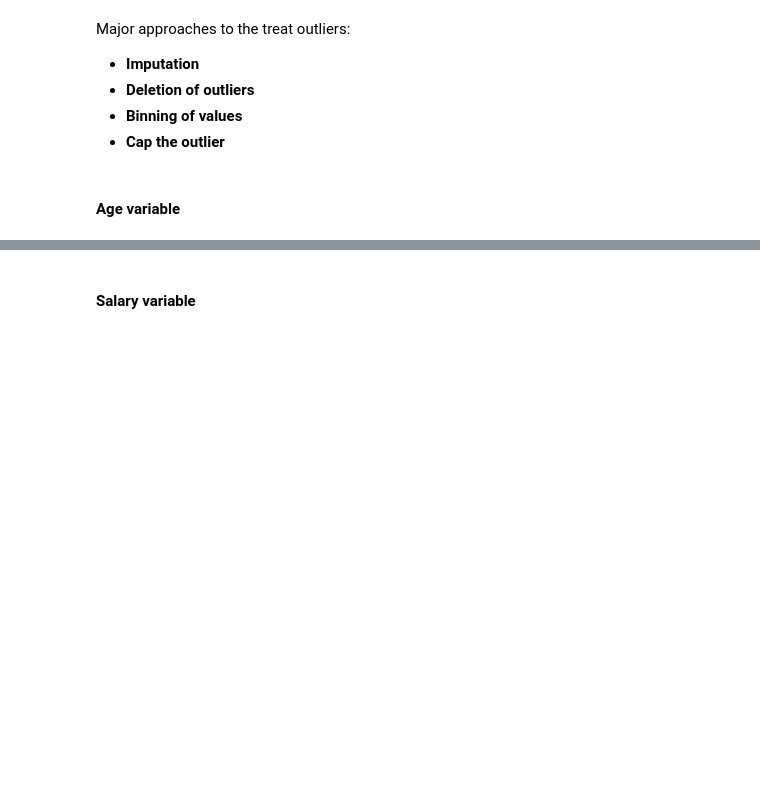
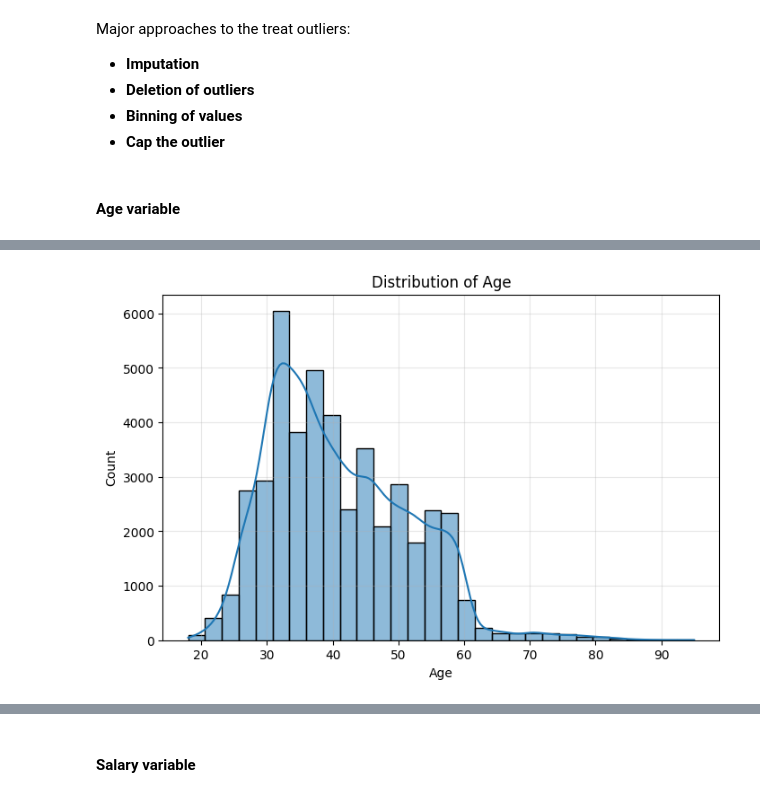
Before and after one commit to wtfabhishek9/data-science-2025, a Jupyter notebook: Exploratory data analysis/7. Bank Marketing Campaign_EDA-blank notebook.ipynb, the cells around one changed output, grey strips where cells are left out. Drawn from its saved outputs; the diff is of its cells as text; code cells hidden in the pictures; blank space fills up the shorter version.

```diff
--- a/Exploratory data analysis/7. Bank Marketing Campaign_EDA-blank notebook.ipynb
+++ b/Exploratory data analysis/7. Bank Marketing Campaign_EDA-blank notebook.ipynb
@@ -336,2 +449,4 @@ inp1=
 # %%
 #find the mode of month in inp1
+month_mode = inp1['month'].mode()[0]
+print(f"Mode of month column: {month_mode}")
@@ -338,3 +455,4 @@ inp1=
 # %%
 # fill the missing values with mode value of month in inp1.
+inp1['month'].fillna(month_mode, inplace=True)
 # %%
@@ -350,3 +478,5 @@ Target variable is better of not imputed.
 - Drop the records with missing values.
 # %%
 #drop the records with response missings in inp1.
+inp1 = inp1[~inp1.response.isnull()].copy()
+inp1.shape
@@ -367,3 +516,6 @@ Objective is:
 - all summary statistics- mean, median etc. we will ignore the missing values of pdays.
 # %%
 #describe the pdays column with considering the -1 values.
+# Replace -1 values with NaN to properly analyze valid pdays
+inp1.loc[inp1.pdays < 0, 'pdays'] = np.nan
+inp1['pdays'].describe()
@@ -386,0 +556,11 @@ Major approaches to the treat outliers:
+# %%
+#plot the histogram of age variable.
+plt.figure(figsize=(8, 5))
+sns.histplot(inp1['age'].to_numpy(), kde=True, bins=30)
+plt.title('Distribution of Age')
+plt.xlabel('Age')
+plt.ylabel('Count')
+plt.grid(True, alpha=0.3)
+plt.show()
+# %% [output]
+[figure, added]
```
Also changed, not shown: parts of 98 cells of this notebook, 2 other files.
